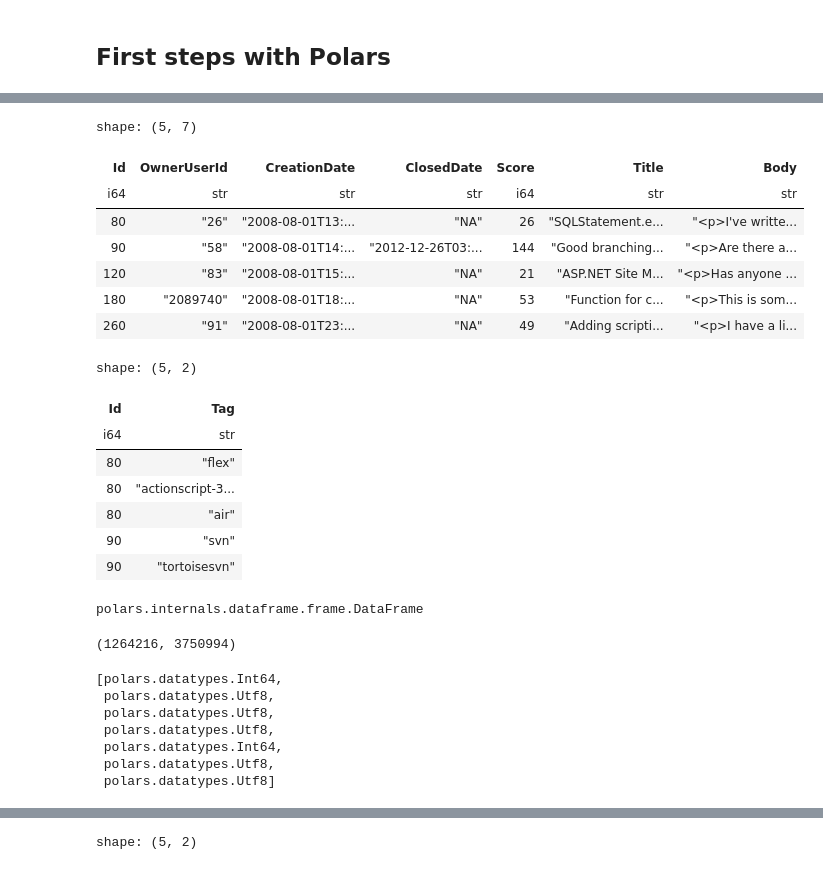
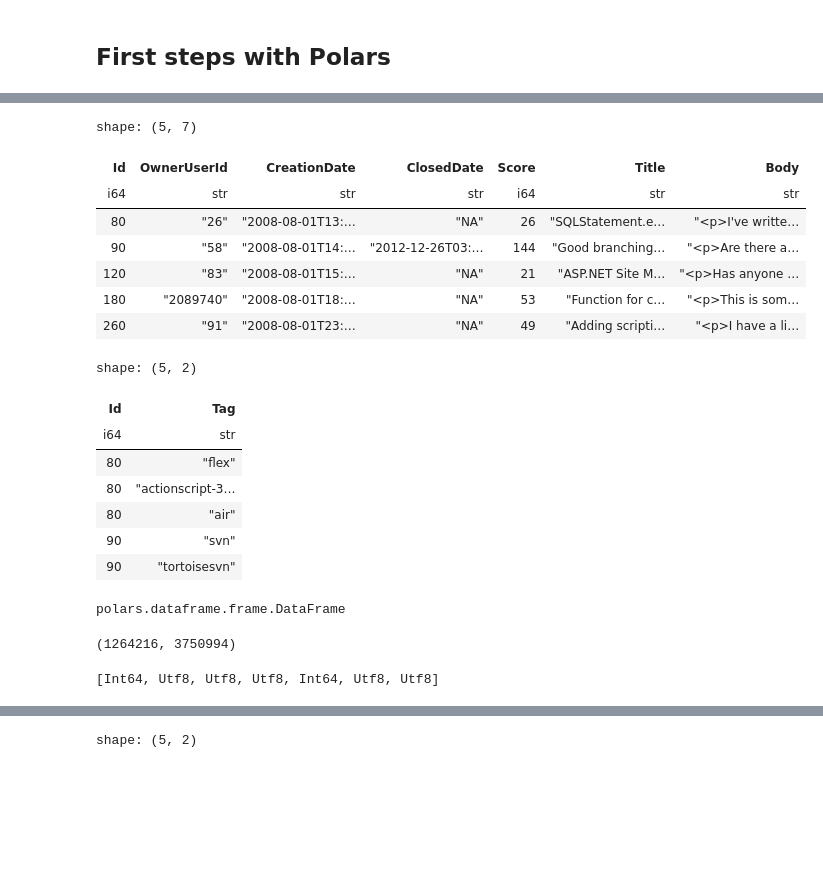
Before and after one commit to astrojuanlu/talk-polars, a Jupyter notebook: analyze-data-polars.ipynb, the cells around one changed output, grey strips where cells are left out. Cells and saved outputs as stored; diff of their text form; code cells hidden in the pictures; blank space fills up the shorter version.

```diff
--- a/analyze-data-polars.ipynb
+++ b/analyze-data-polars.ipynb
@@ -10,31 +10,31 @@ import polars as pl
 # %%
-df = pl.read_csv("/data/stacksample/Questions.csv", encoding="utf8-lossy")
+df = pl.read_csv("data/01_raw/Questions.csv", encoding="utf8-lossy")
 df.head()
 # %% [output]
 shape: (5, 7)
 | Id | OwnerUserId | CreationDate | ClosedDate | Score | Title | Body |
 | i64 | str | str | str | i64 | str | str |
-| 80 | "26" | "2008-08-01T13:... | "NA" | 26 | "SQLStatement.e... | "<p>I've writte... |
-| 90 | "58" | "2008-08-01T14:... | "2012-12-26T03:... | 144 | "Good branching... | "<p>Are there a... |
-| 120 | "83" | "2008-08-01T15:... | "NA" | 21 | "ASP.NET Site M... | "<p>Has anyone ... |
-| 180 | "2089740" | "2008-08-01T18:... | "NA" | 53 | "Function for c... | "<p>This is som... |
-| 260 | "91" | "2008-08-01T23:... | "NA" | 49 | "Adding scripti... | "<p>I have a li... |
+| 80 | "26" | "2008-08-01T13:… | "NA" | 26 | "SQLStatement.e… | "<p>I've writte… |
+| 90 | "58" | "2008-08-01T14:… | "2012-12-26T03:… | 144 | "Good branching… | "<p>Are there a… |
+| 120 | "83" | "2008-08-01T15:… | "NA" | 21 | "ASP.NET Site M… | "<p>Has anyone … |
+| 180 | "2089740" | "2008-08-01T18:… | "NA" | 53 | "Function for c… | "<p>This is som… |
+| 260 | "91" | "2008-08-01T23:… | "NA" | 49 | "Adding scripti… | "<p>I have a li… |
 # %%
-tags = pl.read_csv("/data/stacksample/Tags.csv")
+tags = pl.read_csv("data/01_raw/Tags.csv")
 tags.head()
 # %% [output]
 shape: (5, 2)
 | Id | Tag |
 | i64 | str |
 | 80 | "flex" |
-| 80 | "actionscript-3... |
+| 80 | "actionscript-3… |
 | 80 | "air" |
 | 90 | "svn" |
 | 90 | "tortoisesvn" |
 # %%
 type(df)
 # %% [output]
-polars.internals.dataframe.frame.DataFrame
+polars.dataframe.frame.DataFrame
 # %%
 len(df), len(tags)
 # %% [output]
@@ -42,13 +42,7 @@ len(df), len(tags)
 # %%
 df.dtypes
 # %% [output]
-[polars.datatypes.Int64,
- polars.datatypes.Utf8,
- polars.datatypes.Utf8,
- polars.datatypes.Utf8,
- polars.datatypes.Int64,
- polars.datatypes.Utf8,
- polars.datatypes.Utf8]
+[Int64, Utf8, Utf8, Utf8, Int64, Utf8, Utf8]
 # %%
 print(f"Estimated size: {df.estimated_size() >> 20} MiB")
 # %% [output]
```
Also changed, not shown: parts of 18 cells of this notebook, 14 other files.
